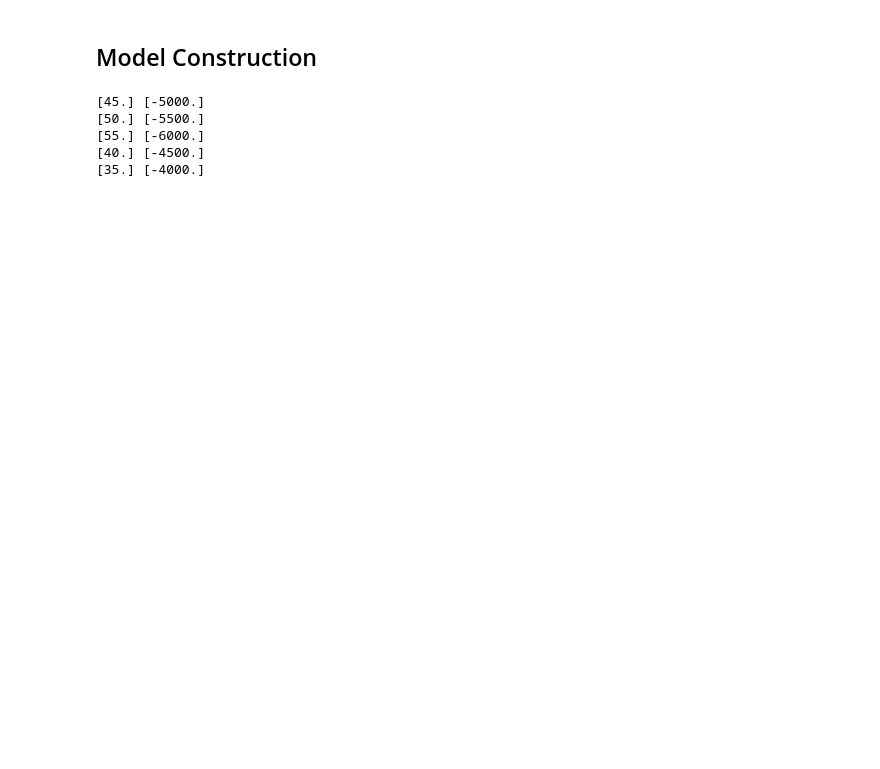
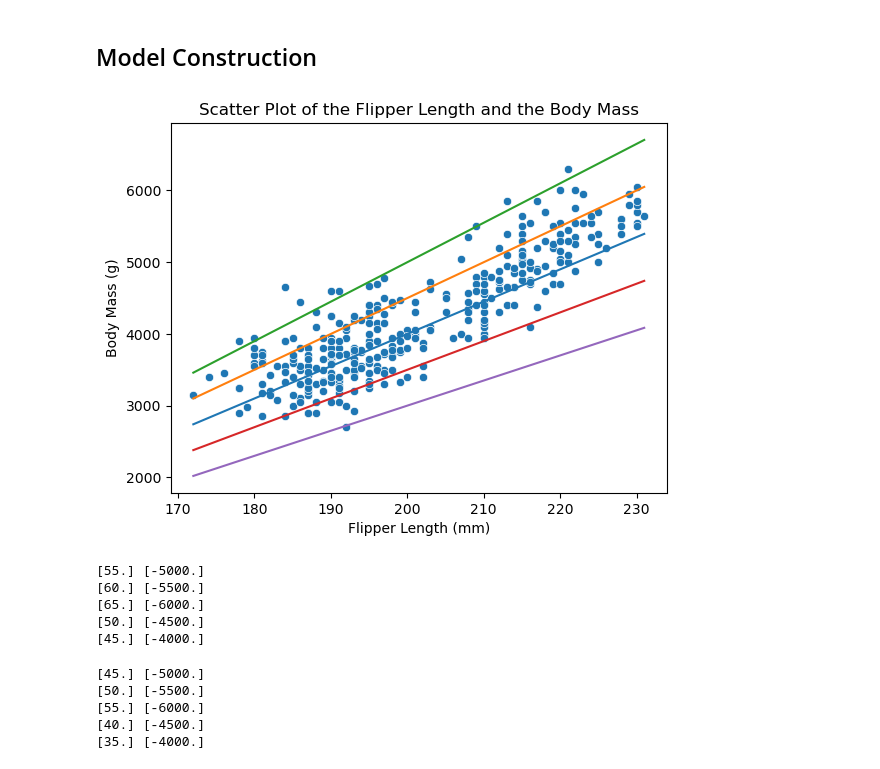
Before and after one commit to IshanKalia/Linear_Models, a Jupyter notebook: Regression_without_sklearn.ipynb, the cells around one changed output. Cells and saved outputs as stored; diff of their text form; code cells hidden in the pictures; blank space fills up the shorter version.

Commit message:
construction_of_graph

```diff
--- a/Regression_without_sklearn.ipynb
+++ b/Regression_without_sklearn.ipynb
@@ -28,30 +28,41 @@ def linear_model(flipper_length, weight_flipper_length, intercept_body_mass):
 # %%
 # Construct a vector weights and vector intercepts of the same length
 flipper_length_range = np.linspace(data.min(), data.max(), num = 300)
 weights = np.ndarray(shape = (5,1))
 intercepts = np.ndarray(shape = (5,1))
 weights[0] = 45
 weights[1] = 50
 weights[2] = 55
 weights[3] = 40
 weights[4] = 35
 
 intercepts[0] = -5000
 intercepts[1] = -5500
 intercepts[2] = -6000
 intercepts[3] = -4500
 intercepts[4] = -4000
 
+ax = sns.scatterplot(data = penguins, x = data, y = target)
+ax.set_title("Scatter Plot of the Flipper Length and the Body Mass")
+
 #Zipping the parameters together:
-parameters = zip(weights, intercepts)
+parameters = list(zip(weights, intercepts))
+for weight, intercept in parameters:
+    body_mass = linear_model(flipper_length_range, weight, intercept)
+    ax.plot(flipper_length_range, body_mass)
 
-#Each pair of entries tags a different model
-# ax = sns.scatterplot(data = penguins, x = data, y = target)
-# ax.set_title("Scatter Plot of the Flipper Length and the Body Mass")
-# for
-# ax.plot(, body_mass)
-# plt.show()
-#Plotting the different linear models on top of the sample
+plt.show()
+# %% [output]
+[figure, added]
+# %%
+for a,b in parameters:
+    print (a + 10, b)
+# %% [output]
+[55.] [-5000.]
+[60.] [-5500.]
+[65.] [-6000.]
+[50.] [-4500.]
+[45.] [-4000.]
 # %%
 for a, b in parameters:
     print(a, b)
```
